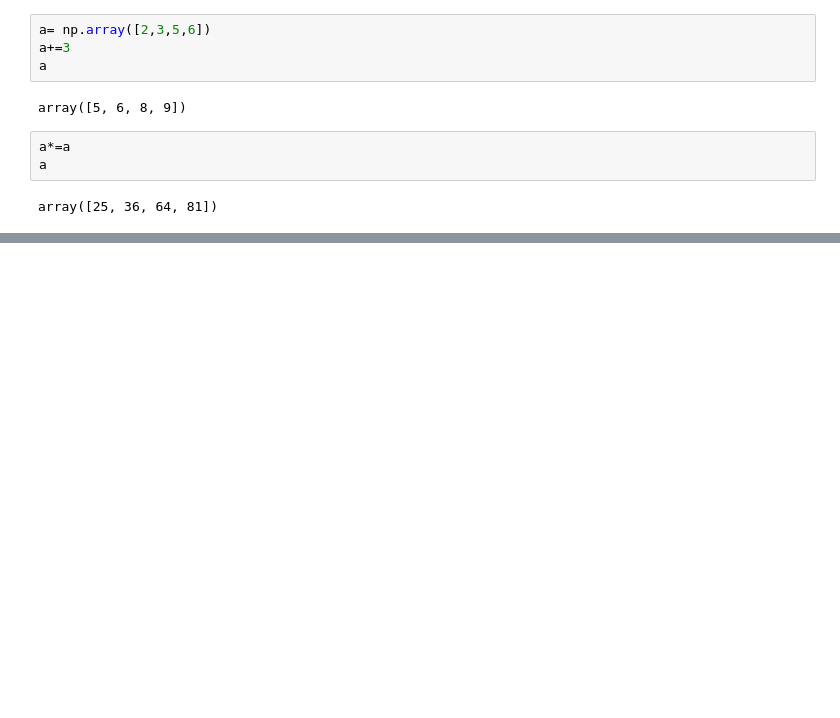
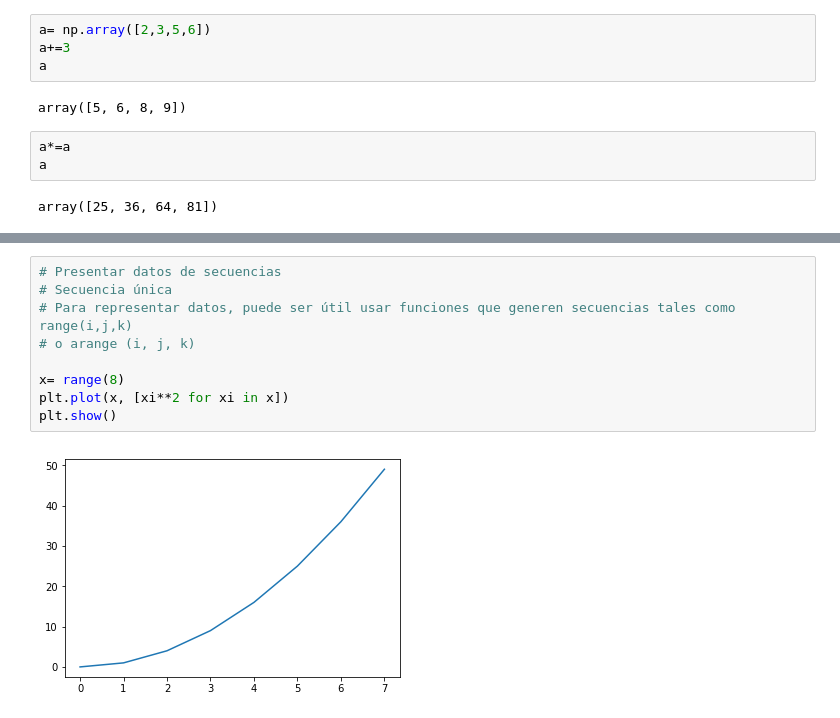
Before and after one commit to analystanastasia/BigData, a Jupyter notebook: Unidad7/TratamientoDeDatos.ipynb, the cells around one changed output, grey strips where cells are left out. Cells and saved outputs as stored; diff of their text form; blank space fills up the shorter version.

```diff
--- a/Unidad7/TratamientoDeDatos.ipynb
+++ b/Unidad7/TratamientoDeDatos.ipynb
@@ -173,0 +492,11 @@ array([25, 36, 64, 81])
+# %%
+# Presentar datos de secuencias
+# Secuencia única
+# Para representar datos, puede ser útil usar funciones que generen secuencias tales como range(i,j,k)
+# o arange (i, j, k)
+
+x= range(8)
+plt.plot(x, [xi**2 for xi in x])
+plt.show()
+# %% [output]
+[figure, added]
```
Also changed, not shown: parts of 74 cells of this notebook, 1 other file.
